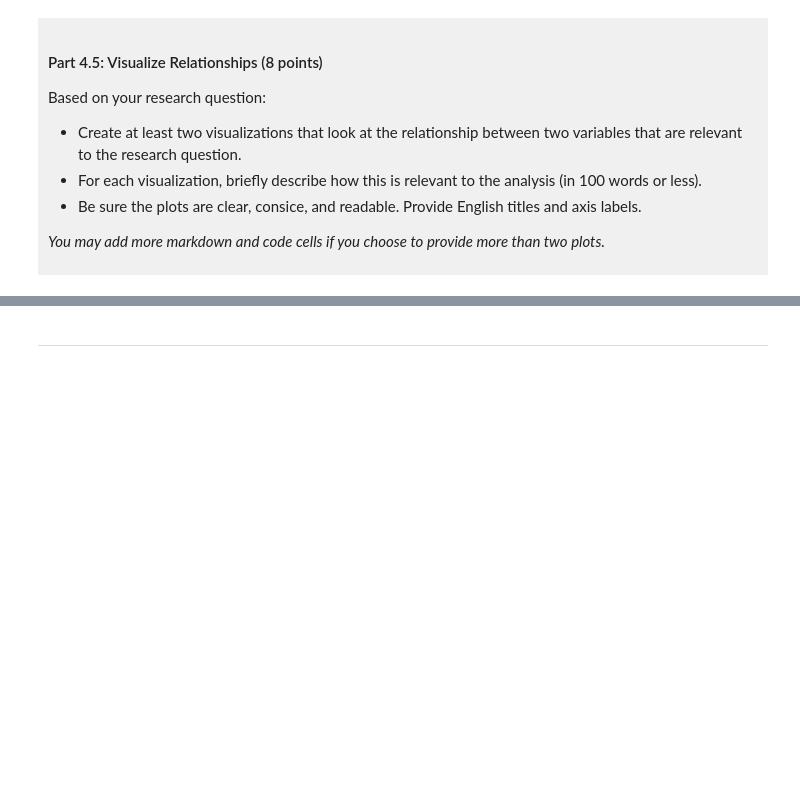
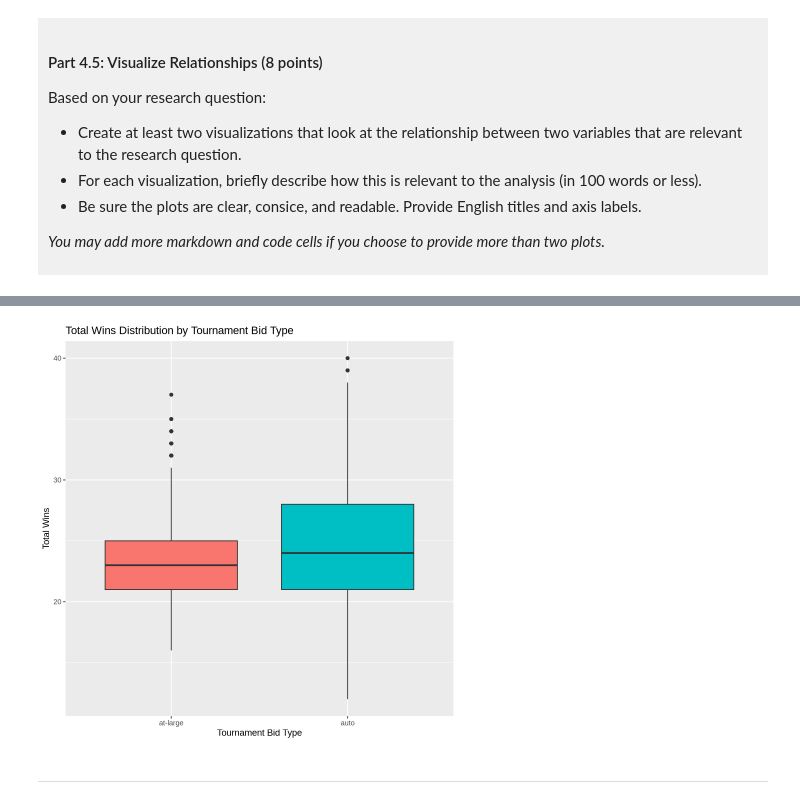
Before and after one commit to ss0903ubc/dsci-100-project-sia-shin, a Jupyter notebook: dsci-100-project-notebook.ipynb, the cells around one changed output, grey strips where cells are left out. Saved outputs shown, nothing was run; the diff lists cells and outputs as text; code cells hidden in the pictures; blank space fills up the shorter version.

```diff
--- a/dsci-100-project-notebook.ipynb
+++ b/dsci-100-project-notebook.ipynb
@@ -324,5 +392,12 @@ Visualization 2: %%% EDIT THIS MARKDOWN CELL%%%
 # %%
-### EDIT THIS CODE CELL FOR VISUALIZATION 2###
+ggplot(tidy_womens_data, aes(x = bid, y = total_wins, fill = bid)) +
+  geom_boxplot() +
+  labs(title = "Total Wins Distribution by Tournament Bid Type",
+       x = "Tournament Bid Type",
+       y = "Total Wins") +
+  theme(legend.position = "none")
+# %% [output]
+[figure, added]
 # %% [markdown]
 ------
 # %% [markdown]
```
Also changed, not shown: parts of 11 cells of this notebook.
